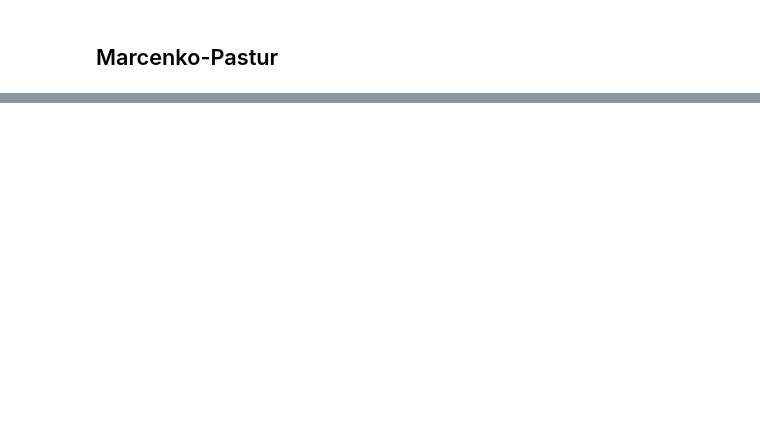
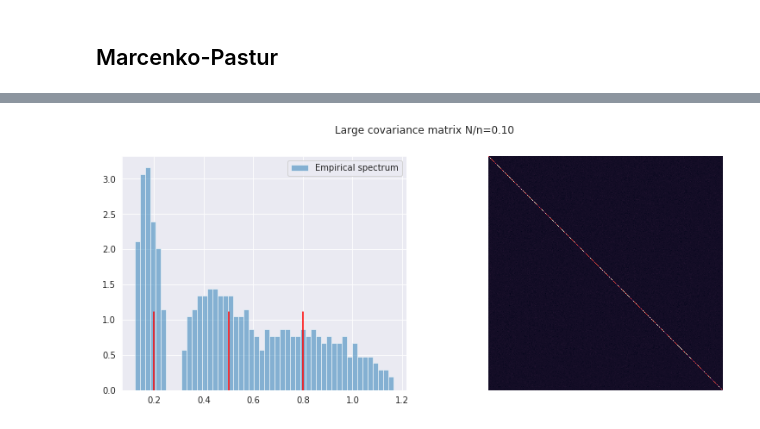
Before and after one commit to sauxpa/random_matrices, a Jupyter notebook: spectral_measure_convergence.ipynb, the cells around one changed output, grey strips where cells are left out. Saved outputs shown, nothing was run; the diff lists cells and outputs as text; code cells hidden in the pictures; blank space fills up the shorter version.

```diff
--- a/spectral_measure_convergence.ipynb
+++ b/spectral_measure_convergence.ipynb
@@ -79,0 +80,37 @@ plt.show()
+# %%
+N = 500
+n = 5000
+c = N/n
+lambda_minus = (1 - np.sqrt(c)) ** 2
+lambda_plus = (1 + np.sqrt(c)) ** 2
+
+std_pop = [0.2, 0.5, 0.8]
+std_pop_distr = [1/3, 1/3, 1/3]
+cov_pop_sqrt = np.diag(np.random.choice(std_pop, p=std_pop_distr, size=N) ** (0.5))
+
+X = gen.rvs(size=N*n).reshape(N, n)
+Y = np.dot(cov_pop_sqrt, X)
+A = np.dot(Y, Y.T)/n
+# %%
+spectrum = np.linalg.eigvalsh(A)
+xx = np.linspace(np.min(spectrum) * 0.9, np.max(spectrum) * 1.1, 200)
+marcenko_pastur_pdf = lambda x: np.sqrt((lambda_plus-x)*(x-lambda_minus))/(2*np.pi*c*x) if x > lambda_minus and x < lambda_plus else 0.0
+
+with sns.axes_style("darkgrid"):
+    fig, axes = plt.subplots(figsize=(13, 5), nrows=1, ncols=2)
+    fig.suptitle('Large covariance matrix N/n={:.2f}'.format(c))
+
+    ax = axes[0]
+    ax.hist(spectrum, bins=50, density=True, label='Empirical spectrum', alpha=0.5)
+
+    for std, freq in zip(std_pop, std_pop_distr):
+        ax.axvline(x=std, ymax=freq, color='r')
+    ax.legend(loc='upper right')
+
+    ax = axes[1]
+    ax.imshow(A)
+    ax.axis('off')
+
+plt.show()
+# %% [output]
+[figure, added]
```
Also changed, not shown: parts of 3 cells of this notebook.
